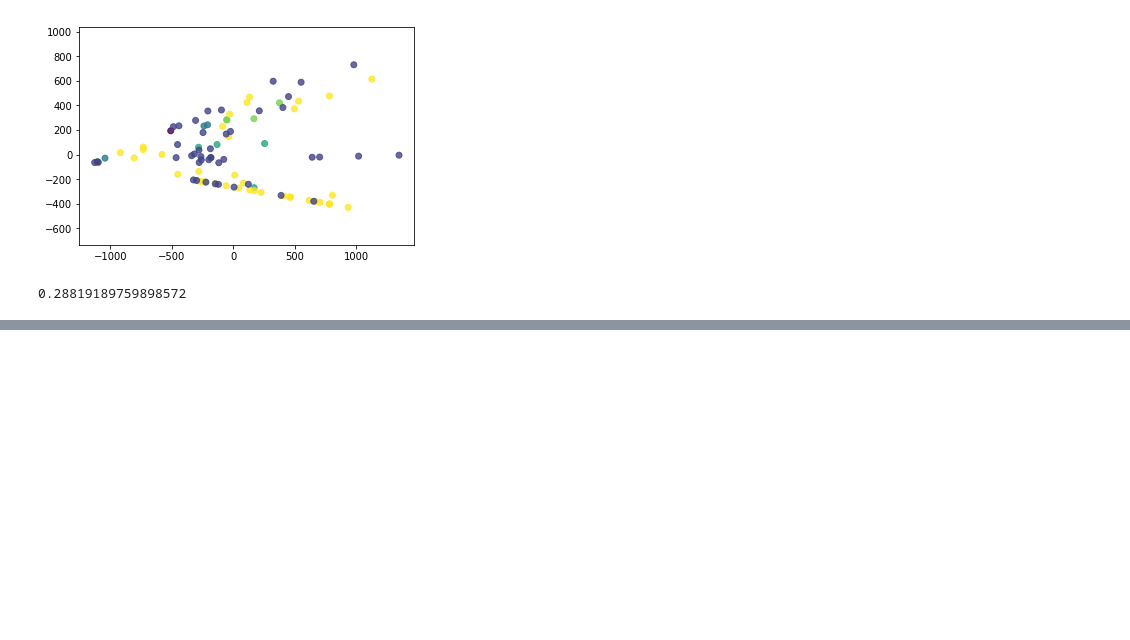
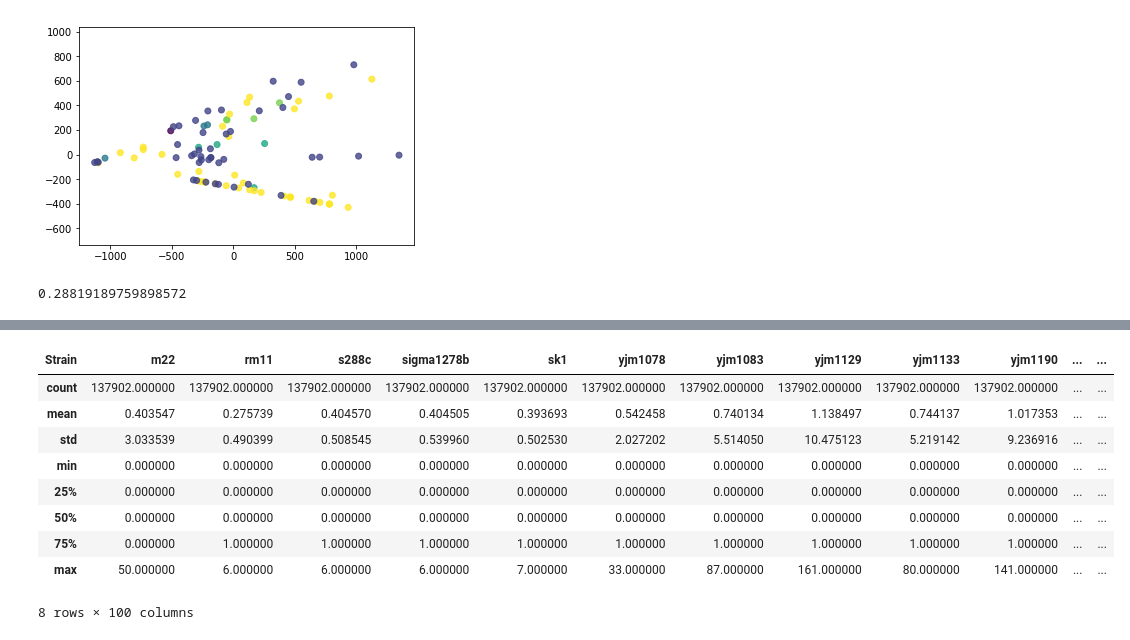
Before and after one commit to jeradhoy/550_Freq_Regions, a Jupyter notebook: Notebooks/dataPrep.ipynb, the cells around one changed output, grey strips where cells are left out. Cells and saved outputs as stored; diff of their text form; code cells hidden in the pictures; blank space fills up the shorter version.

```diff
--- a/Notebooks/dataPrep.ipynb
+++ b/Notebooks/dataPrep.ipynb
@@ -197,0 +227,13 @@ AttributeError: 'AxesSubplot' object has no attribute 'savefig'
+# %%
+frdf.transpose().describe()
+# %% [output]
+| Strain | m22 | rm11 | s288c | sigma1278b | sk1 | yjm1078 | yjm1083 | yjm1129 | yjm1133 | yjm1190 | ... | ... |
+| count | 137902.000000 | 137902.000000 | 137902.000000 | 137902.000000 | 137902.000000 | 137902.000000 | 137902.000000 | 137902.000000 | 137902.000000 | 137902.000000 | ... | ... |
+| mean | 0.403547 | 0.275739 | 0.404570 | 0.404505 | 0.393693 | 0.542458 | 0.740134 | 1.138497 | 0.744137 | 1.017353 | ... | ... |
+| std | 3.033539 | 0.490399 | 0.508545 | 0.539960 | 0.502530 | 2.027202 | 5.514050 | 10.475123 | 5.219142 | 9.236916 | ... | ... |
+| min | 0.000000 | 0.000000 | 0.000000 | 0.000000 | 0.000000 | 0.000000 | 0.000000 | 0.000000 | 0.000000 | 0.000000 | ... | ... |
+| 25% | 0.000000 | 0.000000 | 0.000000 | 0.000000 | 0.000000 | 0.000000 | 0.000000 | 0.000000 | 0.000000 | 0.000000 | ... | ... |
+| 50% | 0.000000 | 0.000000 | 0.000000 | 0.000000 | 0.000000 | 0.000000 | 0.000000 | 0.000000 | 0.000000 | 0.000000 | ... | ... |
+| 75% | 0.000000 | 1.000000 | 1.000000 | 1.000000 | 1.000000 | 1.000000 | 1.000000 | 1.000000 | 1.000000 | 1.000000 | ... | ... |
+| max | 50.000000 | 6.000000 | 6.000000 | 6.000000 | 7.000000 | 33.000000 | 87.000000 | 161.000000 | 80.000000 | 141.000000 | ... | ... |
+8 rows × 100 columns
```
Also changed, not shown: parts of 14 cells of this notebook.
